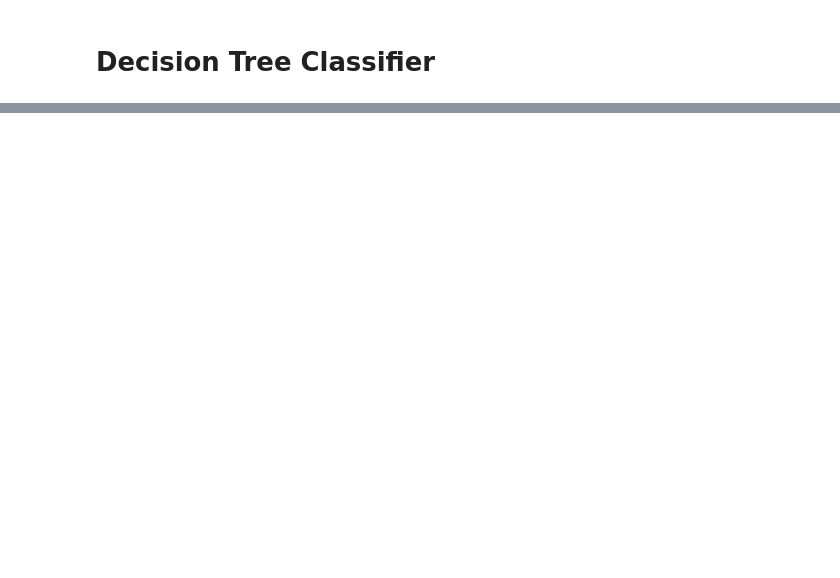
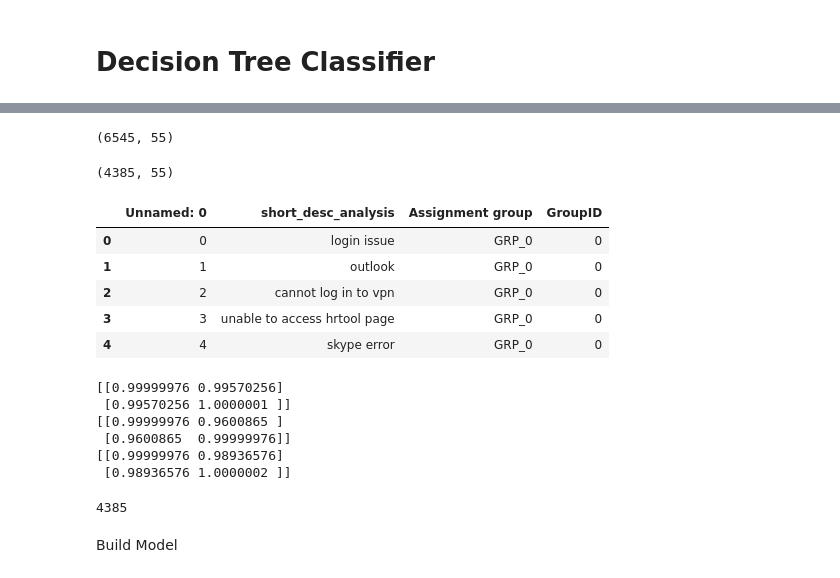
Before and after one commit to prasadpn/Ticket-Assignment, a Jupyter notebook: AutomaticTicketAssignment.ipynb, the cells around one changed output, grey strips where cells are left out. Saved outputs shown, nothing was run; the diff lists cells and outputs as text; code cells hidden in the pictures; blank space fills up the shorter version.

```diff
--- a/AutomaticTicketAssignment.ipynb
+++ b/AutomaticTicketAssignment.ipynb
@@ -1651,0 +1720,4 @@ weighted avg       0.56      0.50      0.53      2160
+# %%
+y.shape
+# %% [output]
+(6545, 55)
@@ -1651,0 +1726,13 @@ weighted avg       0.56      0.50      0.53      2160
+# %%
+Y_train.shape
+# %% [output]
+(4385, 55)
+# %%
+ShortDesc_Ticket.head()
+# %% [output]
+|  | Unnamed: 0 | short_desc_analysis | Assignment group | GroupID |
+| 0 | 0 | login issue | GRP_0 | 0 |
+| 1 | 1 | outlook | GRP_0 | 0 |
+| 2 | 2 | cannot log in to vpn | GRP_0 | 0 |
+| 3 | 3 | unable to access hrtool page | GRP_0 | 0 |
+| 4 | 4 | skype error | GRP_0 | 0 |
@@ -1651,0 +1744,17 @@ weighted avg       0.56      0.50      0.53      2160
+# %%
+print(cosine_similarity( [e[0],e[1]]))
+print(cosine_similarity( [e[0],e[2]]))
+print(cosine_similarity( [e[0],e[3]]))
+# %% [output]
+[[0.99999976 0.99570256]
+ [0.99570256 1.0000001 ]]
+[[0.99999976 0.9600865 ]
+ [0.9600865  0.99999976]]
+[[0.99999976 0.98936576]
+ [0.98936576 1.0000002 ]]
+# %%
+X_train.shape[0]
+# %% [output]
+4385
+# %% [markdown]
+Build Model
```
Also changed, not shown: parts of 33 cells of this notebook.
